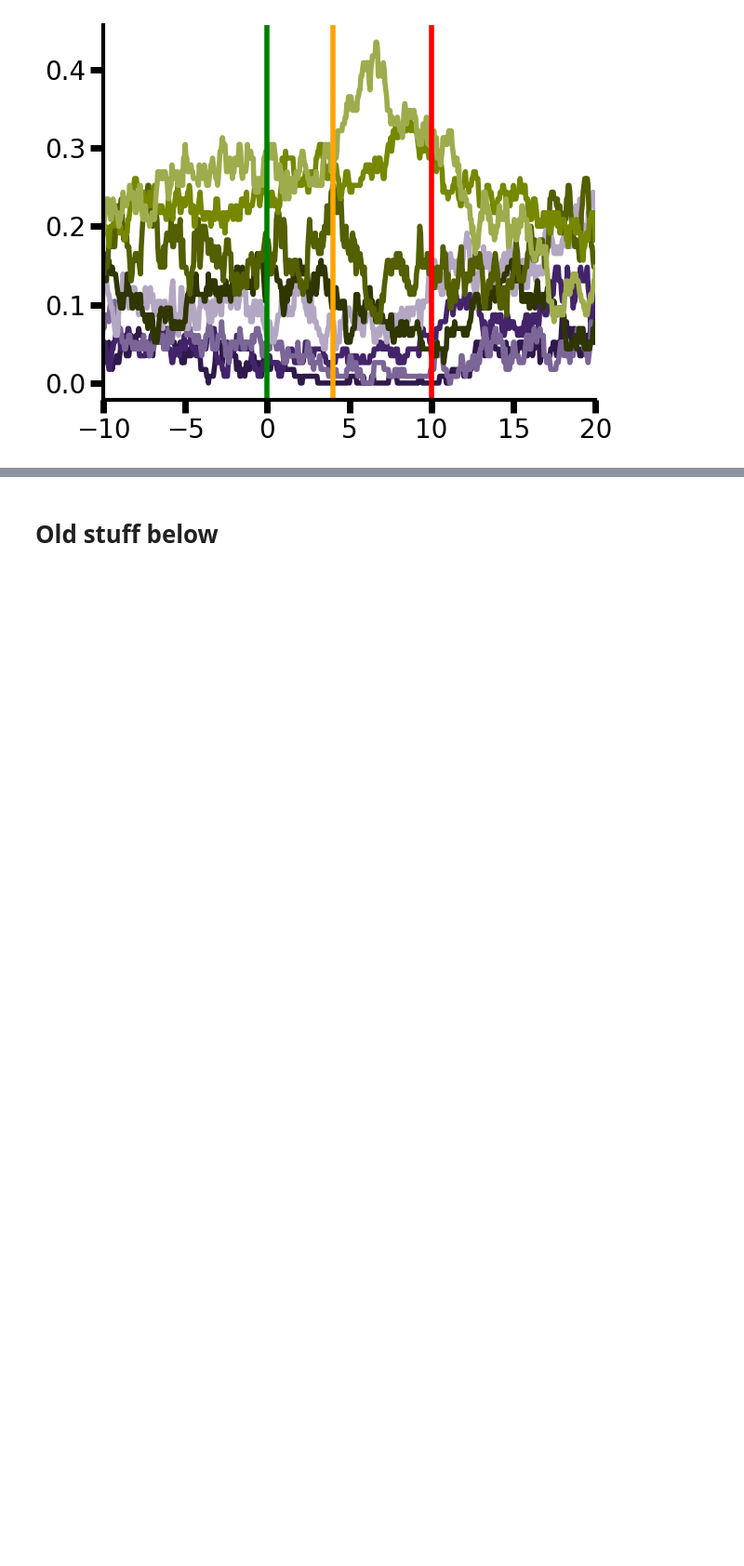
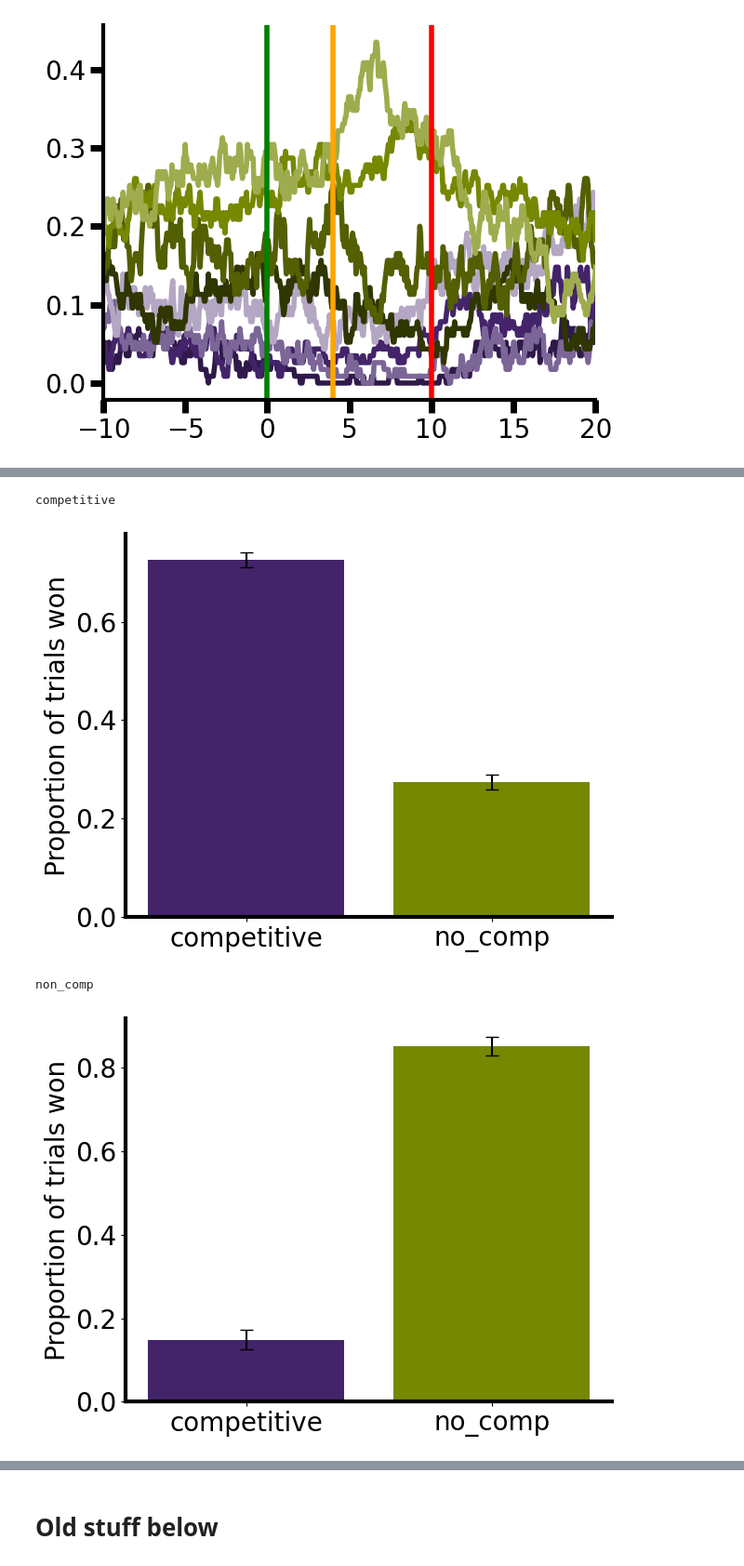
Before and after one commit to padillacoreanolab/reward_comp_ext, a Jupyter notebook: results/2024_09_02_behavioral_reward_comp/01_competitive_trials_analysis.ipynb, the cells around one changed output, grey strips where cells are left out. Shown at 93% size. Saved outputs shown, nothing was run; the diff lists cells and outputs as text; code cells hidden in the pictures; blank space fills up the shorter version.

```diff
--- a/results/2024_09_02_behavioral_reward_comp/01_competitive_trials_analysis.ipynb
+++ b/results/2024_09_02_behavioral_reward_comp/01_competitive_trials_analysis.ipynb
@@ -1300,31 +1313,53 @@ non_comp
 # %%
-fig, ax = plt.subplots()
+for comp in all_velocity_df["competition_label"].unique():
+    print(comp)
+    current_df = all_velocity_df[all_velocity_df["competition_label"] == comp].drop_duplicates(subset=["recording", "tone_start"])
 
+    # The number to look for in 'group_number'
 
-group_means = proportions_grouped_exploded_columns.groupby('winner_or_loser')['win'].mean().sort_index(ascending=False)
-group_sem = proportions_grouped_exploded_columns.groupby('winner_or_loser')['win'].sem().sort_index(ascending=False)
+    trial_group_arr = np.stack(current_df["competitive_or_not_frame"].apply(lambda x: x[200:400]).values)
 
-# Plotting the bar plot with error bars (SEM)
-plt.bar(group_means.index, group_means, yerr=group_sem, capsize=5, color=["#0045A6", "#792910"])
+    # Get unique items from the entire array
+    unique_items = np.unique(trial_group_arr)
 
-# Adding labels and title
-plt.ylabel('Proportion of trials won', size=20)
+    # Create a DataFrame where each row has counts of unique items
+    count_df = pd.DataFrame([count_unique(row, unique_items) for row in trial_group_arr], columns=unique_items)
 
-# Hide top and right borders
-ax.spines['top'].set_visible(False)
-ax.spines['right'].set_visible(False)
+    proportions_df = count_df.div(count_df.sum(axis=1), axis=0)
 
-# Leave bottom and left spines
-ax.spines['bottom'].set_visible(True)
-ax.spines['left'].set_visible(True)
-ax.spines['bottom'].set_linewidth(3)
-ax.spines['left'].set_linewidth(3)
+    means = proportions_df.mean()
+    sem = proportions_df.sem()
 
-ax.tick_params(axis='both', which='major', labelsize=20)
-ax.tick_params(axis='both', which='minor', labelsize=20)
+    means = pd.DataFrame(means, columns=["mean"])
+    # means["color"] = means.index.map(lambda x: comp_id_to_color[x])
 
-plt.tight_layout()
-plt.savefig(os.path.join(OUTPUT_DIR, "proportion_of_rewards.png"))
+    fig, ax = plt.subplots()
 
+    # Plotting the bar plot with error bars (SEM)
+    plt.bar(means.index, means["mean"], yerr=sem, capsize=5, color=["#43246A", "#768800"])
 
-plt.show()
+    # Adding labels and title
+    plt.ylabel('Proportion of trials won', size=20)
+
+    # Hide top and right borders
+    ax.spines['top'].set_visible(False)
+    ax.spines['right'].set_visible(False)
+
+    # Leave bottom and left spines
+    ax.spines['bottom'].set_visible(True)
+    ax.spines['left'].set_visible(True)
+    ax.spines['bottom'].set_linewidth(3)
+    ax.spines['left'].set_linewidth(3)
+
+    ax.tick_params(axis='both', which='major', labelsize=20)
+    ax.tick_params(axis='both', which='minor', labelsize=20)
+
+    plt.tight_layout()
+    # plt.savefig(os.path.join(OUTPUT_DIR, "proportion_of_rewards.png"))
+
+    plt.show()
+# %% [output]
+competitive
+[figure, added]
+non_comp
+[figure, added]
```
Also changed, not shown: parts of 19 cells of this notebook.
